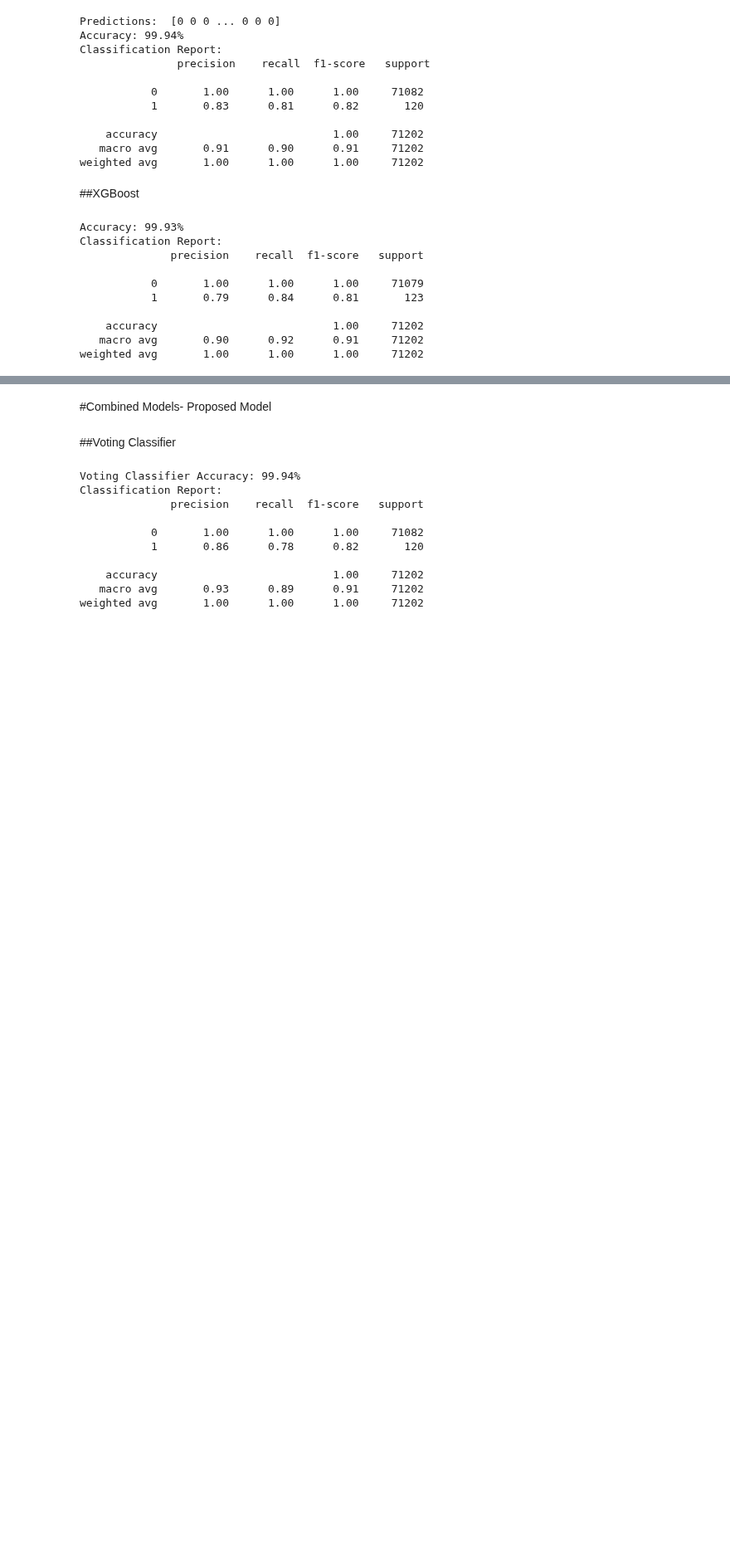
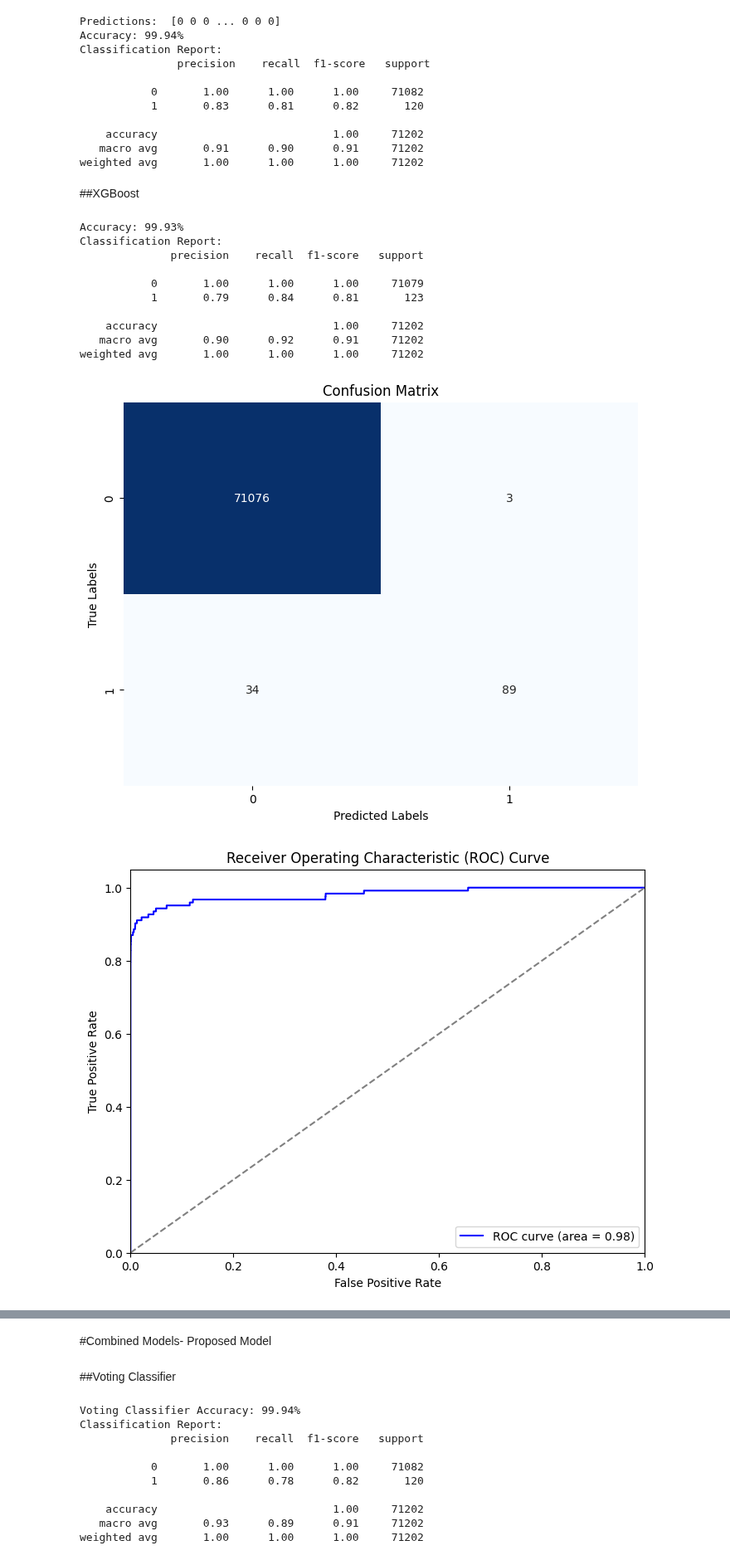
Before and after one commit to Gitansh16/Credit_card_fraud_detection_ensemble_models, a Jupyter notebook: models.ipynb, the cells around one changed output, grey strips where cells are left out. Shown at 83% size. Cells and saved outputs as stored; diff of their text form; code cells hidden in the pictures; blank space fills up the shorter version.

```diff
--- a/models.ipynb
+++ b/models.ipynb
@@ -605,3 +738,58 @@ Classification Report:
     accuracy                           1.00     71202
    macro avg       0.90      0.92      0.91     71202
 weighted avg       1.00      1.00      1.00     71202
+# %%
+import matplotlib.pyplot as plt
+import seaborn as sns
+from sklearn.metrics import confusion_matrix, roc_curve, auc
+
+# Confusion Matrix
+def plot_confusion_matrix(y_test, y_pred):
+    cm = confusion_matrix(y_test, y_pred)
+    plt.figure(figsize=(8, 6))
+    sns.heatmap(cm, annot=True, fmt='g', cmap="Blues", cbar=False)
+    plt.title('Confusion Matrix')
+    plt.xlabel('Predicted Labels')
+    plt.ylabel('True Labels')
+    plt.show()
+
+# Plot confusion matrix
+plot_confusion_matrix(y_test, y_pred)
+
+# ROC Curve
+def plot_roc_curve(y_test, y_pred_proba):
+    fpr, tpr, _ = roc_curve(y_test, y_pred_proba)
+    roc_auc = auc(fpr, tpr)
+
+    plt.figure(figsize=(8, 6))
+    plt.plot(fpr, tpr, color='blue', label=f'ROC curve (area = {roc_auc:.2f})')
+    plt.plot([0, 1], [0, 1], color='gray', linestyle='--')
+    plt.xlim([0.0, 1.0])
+    plt.ylim([0.0, 1.05])
+    plt.xlabel('False Positive Rate')
+    plt.ylabel('True Positive Rate')
+    plt.title('Receiver Operating Characteristic (ROC) Curve')
+    plt.legend(loc="lower right")
+    plt.show()
+
+# Get the predicted probabilities for ROC curve
+y_pred_proba = xgb_clf.predict_proba(X_test)[:, 1]
+plot_roc_curve(y_test, y_pred_proba)
+
+# Feature Importance
+def plot_feature_importance(model, X_train):
+    feature_importances = model.feature_importances_
+    features = X_train.columns
+    importance_df = pd.DataFrame({'Feature': features, 'Importance': feature_importances})
+    importance_df = importance_df.sort_values(by='Importance', ascending=False)
+
+    plt.figure(figsize=(10, 6))
+    sns.barplot(x='Importance', y='Feature', data=importance_df)
+    plt.title('XGBoost Feature Importance')
+    plt.show()
+
+# Plot feature importance
+plot_feature_importance(xgb_clf, X_train)
+# %% [output]
+[figure, added]
+[figure, added]
```
Also changed, not shown: parts of 8 cells of this notebook.
